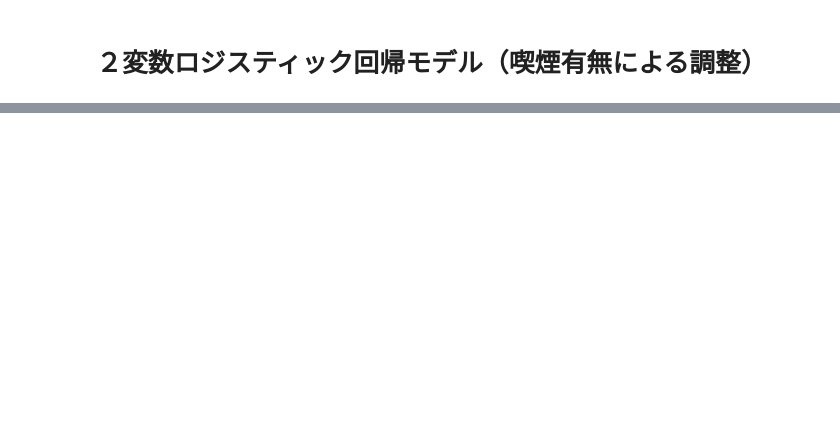
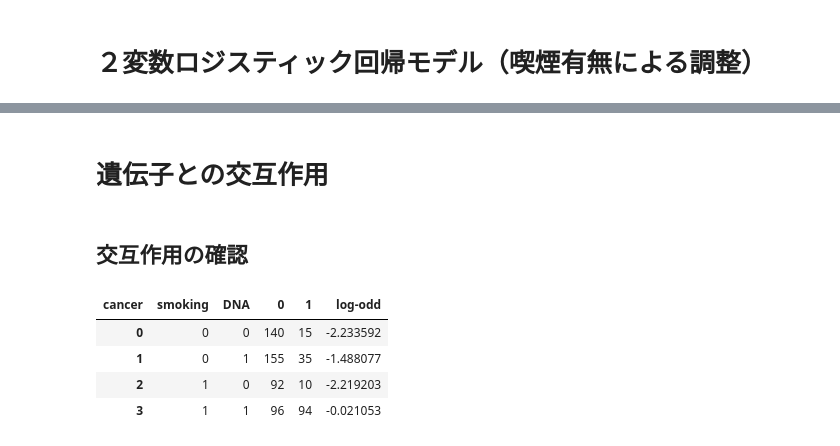
Before and after one commit to ShinCom1974/MachineLearning, a Jupyter notebook: logistic_regression_2107/901_交絡因子と交互作用のサンプル.ipynb, the cells around one changed output, grey strips where cells are left out. Drawn from its saved outputs; the diff is of its cells as text; code cells hidden in the pictures; blank space fills up the shorter version.

```diff
--- a/logistic_regression_2107/901_交絡因子と交互作用のサンプル.ipynb
+++ b/logistic_regression_2107/901_交絡因子と交互作用のサンプル.ipynb
@@ -95,0 +147,14 @@ print( logit_result.summary() )
+# %% [markdown]
+# 遺伝子との交互作用
+# %% [markdown]
+## 交互作用の確認
+# %%
+df_pivot2 = pd.pivot_table(data=df_conf, index=["smoking", "DNA"], columns="cancer", values="id", aggfunc="count").reset_index()
+df_pivot2["log-odd"] = np.log( df_pivot2[1]/df_pivot2[0] )
+df_pivot2
+# %% [output]
+| cancer | smoking | DNA | 0 | 1 | log-odd |
+| 0 | 0 | 0 | 140 | 15 | -2.233592 |
+| 1 | 0 | 1 | 155 | 35 | -1.488077 |
+| 2 | 1 | 0 | 92 | 10 | -2.219203 |
+| 3 | 1 | 1 | 96 | 94 | -0.021053 |
```
Also changed, not shown: parts of 23 cells of this notebook, 1 other file.
